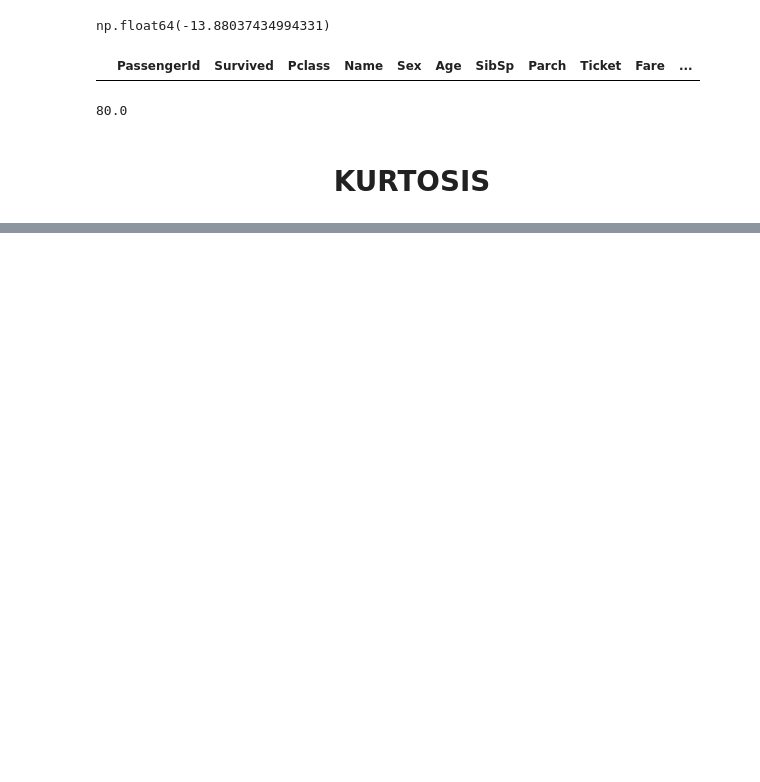
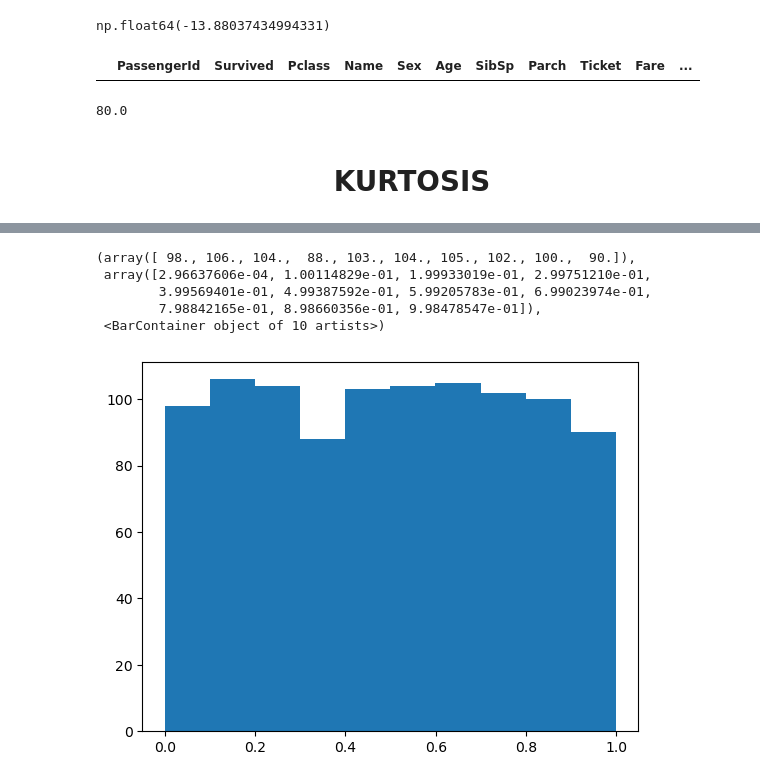
Before and after one commit to xploramit/Econometrics-using-python, a Jupyter notebook: Econometrics.ipynb, the cells around one changed output, grey strips where cells are left out. Drawn from its saved outputs; the diff is of its cells as text; code cells hidden in the pictures; blank space fills up the shorter version.

```diff
--- a/Econometrics.ipynb
+++ b/Econometrics.ipynb
@@ -1534,0 +1585,17 @@ titanic['Age'].max()
+# %%
+import numpy as np
+import scipy.stats as stats
+import statsmodels.api as sm
+import matplotlib.pyplot as plt
+
+# Generate a set of random data
+x = np.random.uniform(low=0, high=1, size=1000)
+# %%
+plt.hist(x)
+# %% [output]
+(array([ 98., 106., 104.,  88., 103., 104., 105., 102., 100.,  90.]),
+ array([2.96637606e-04, 1.00114829e-01, 1.99933019e-01, 2.99751210e-01,
+        3.99569401e-01, 4.99387592e-01, 5.99205783e-01, 6.99023974e-01,
+        7.98842165e-01, 8.98660356e-01, 9.98478547e-01]),
+ <BarContainer object of 10 artists>)
+[figure, added]
```
Also changed, not shown: parts of 19 cells of this notebook.
